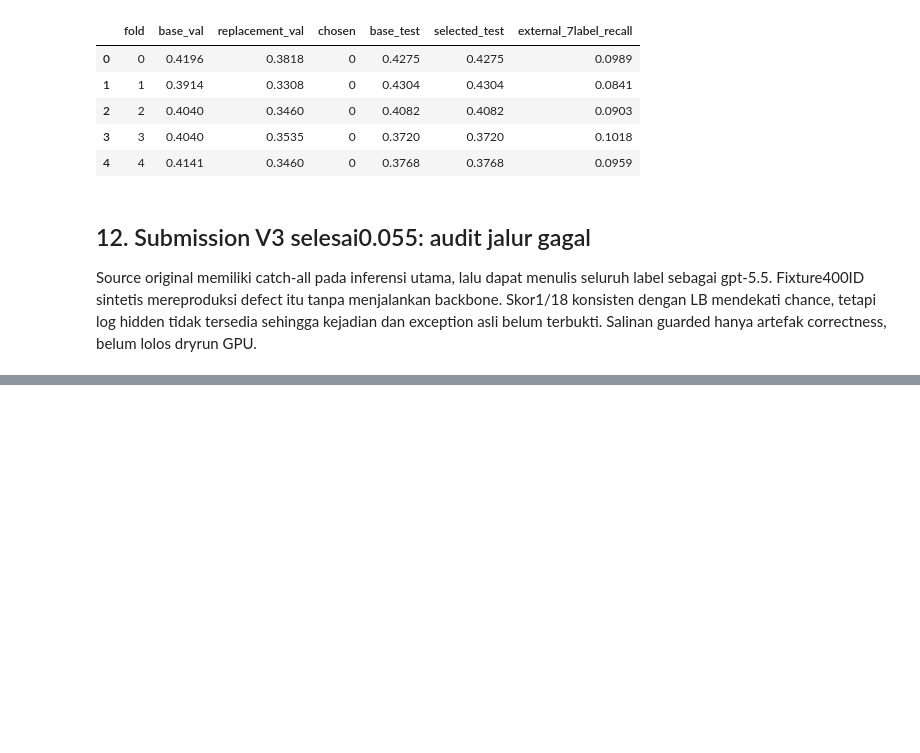
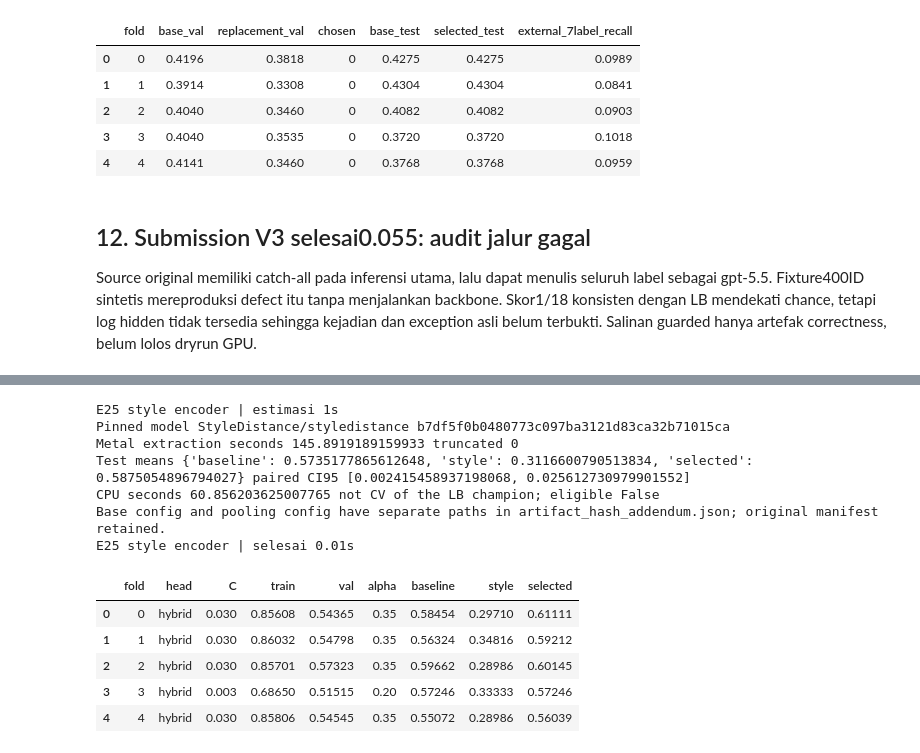
Before and after one commit to yauwes/name-that-llm-sota-pipeline, a Jupyter notebook: ntl_session_20261103.ipynb, the cells around one changed output, grey strips where cells are left out. Drawn from its saved outputs; the diff is of its cells as text; code cells hidden in the pictures; blank space fills up the shorter version.

```diff
--- a/ntl_session_20261103.ipynb
+++ b/ntl_session_20261103.ipynb
@@ -471,0 +479,15 @@ V3 fallback regression | selesai 0.00s
+# %%
+with step('E23 kontrak checkpoint', 1):
+    probe=json.loads((ROOT/'kernels/v3preflight_cpu/out_v2/preflight_report.json').read_text())
+    repair=json.loads((ROOT/'research/experiments/e23_checkpoint_preflight/repair_report.json').read_text())
+    assert probe['checks']['q25_corrected_contract_passed']
+    display(pd.DataFrame([dict(adapter=Path(old['folder']).name,
+        submitted_keep=old['source_keep'],missing_submitted=len(old['unresolved_loader_modules']),
+        corrected_keep=new['source_keep'],missing_corrected=len(new['unresolved_loader_modules']),
+        factor_shape_errors=len(new['shape_mismatches']),head_shape_errors=len(new['head']['format_mismatches']))
+        for old,new in zip(probe['checks']['q25'],probe['checks']['q25_corrected_contract'])]))
+    print('Author reference',repair['reference']['reference_url'])
+    print('Readout',repair['reference']['layers'],'CPU seconds',probe['elapsed_s'])
+    print('Fixed notebook',repair['repaired_notebook'],'eligible',repair['submission_eligible'])
+    print('Fatal failure simulation',repair['fatal_failure_simulation'])
+    print('GPU dryrun',probe['real_gpu_dryrun'],'quality measured: False')
@@ -471,0 +515,9 @@ V3 fallback regression | selesai 0.00s
+# %%
+with step('E24 paired head', 1):
+    directory=ROOT/'research/experiments/e24_paired_rank'
+    e24=json.loads((directory/'results.json').read_text())
+    display(pd.DataFrame({'mean_test':e24['mean_test'],'pooled_test':e24['pooled_test']}).round(5))
+    display(pd.DataFrame([dict(comparison=k,ci_low=v[0],ci_high=v[1])
+                          for k,v in e24['paired_ci95'].items()]).round(5))
+    print('Nonzero lambda selected',e24['selected_nonzero_lambda_folds'],'/5; seconds',e24['elapsed_s'])
+    print('Ordinary head lebih baik; tidak dipromosikan atau disubmit.')
@@ -471,0 +544,29 @@ V3 fallback regression | selesai 0.00s
+# %%
+with step('E25 style encoder', 1):
+    directory=ROOT/'research/experiments/e25_styledistance'
+    e25=json.loads((directory/'results.json').read_text())
+    feature=json.loads((directory/'feature_manifest.json').read_text())
+    extraction=json.loads((directory/'extraction_status.json').read_text())
+    assert extraction['complete'] and extraction['rows_done']==2699
+    print('Pinned model',feature['model'],feature['revision'])
+    print('Metal extraction seconds',extraction['elapsed_s'],'truncated',feature['truncated_rows'])
+    records=[json.loads((directory/f'fold{f}.json').read_text()) for f in range(5)]
+    display(pd.DataFrame([dict(fold=r['fold'],head=r['chosen']['name'],C=r['chosen']['C'],
+        train=r['chosen']['train_ba'],val=r['chosen']['val_ba'],alpha=r['alpha'],**r['test']) for r in records]).round(5))
+    print('Test means',e25['mean_test'],'paired CI95',e25['selected_minus_baseline_ci95'])
+    print('CPU seconds',e25['elapsed_s'],'not CV of the LB champion; eligible',e25['submission_eligible'])
+    print('Base config and pooling config have separate paths in artifact_hash_addendum.json; original manifest retained.')
+# %% [output]
+E25 style encoder | estimasi 1s
+Pinned model StyleDistance/styledistance b7df5f0b0480773c097ba3121d83ca32b71015ca
+Metal extraction seconds 145.8919189159933 truncated 0
+Test means {'baseline': 0.5735177865612648, 'style': 0.3116600790513834, 'selected': 0.5875054896794027} paired CI95 [0.002415458937198068, 0.025612730979901552]
+CPU seconds 60.856203625007765 not CV of the LB champion; eligible False
+Base config and pooling config have separate paths in artifact_hash_addendum.json; original manifest retained.
+E25 style encoder | selesai 0.01s
+|  | fold | head | C | train | val | alpha | baseline | style | selected |
+| 0 | 0 | hybrid | 0.030 | 0.85608 | 0.54365 | 0.35 | 0.58454 | 0.29710 | 0.61111 |
+| 1 | 1 | hybrid | 0.030 | 0.86032 | 0.54798 | 0.35 | 0.56324 | 0.34816 | 0.59212 |
+| 2 | 2 | hybrid | 0.030 | 0.85701 | 0.57323 | 0.35 | 0.59662 | 0.28986 | 0.60145 |
+| 3 | 3 | hybrid | 0.003 | 0.68650 | 0.51515 | 0.20 | 0.57246 | 0.33333 | 0.57246 |
+| 4 | 4 | hybrid | 0.030 | 0.85806 | 0.54545 | 0.35 | 0.55072 | 0.28986 | 0.56039 |
```
Also changed, not shown: parts of 18 cells of this notebook, 5 other files.
